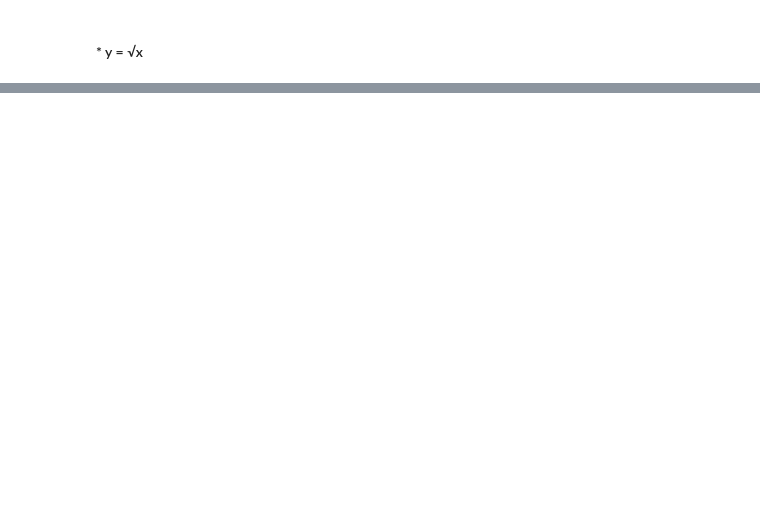
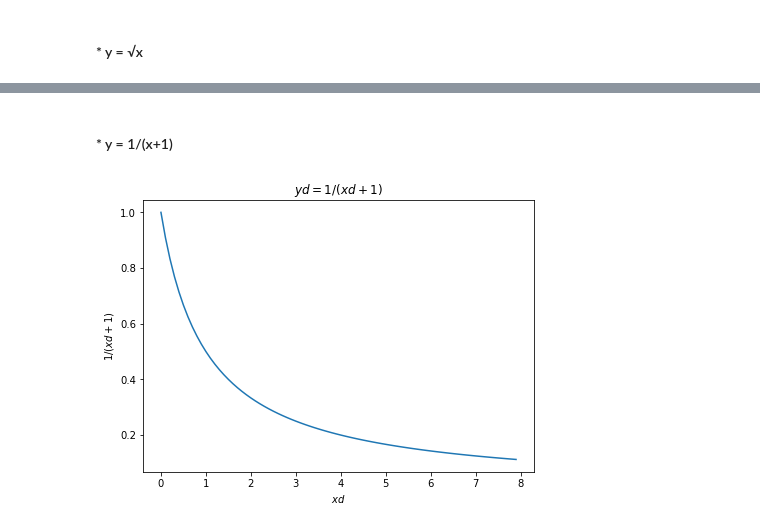
Before and after one commit to Severina7/numpy-pandas-visualization-exercises, a Jupyter notebook: matplotlib_exercises.ipynb, the cells around one changed output, grey strips where cells are left out. Drawn from its saved outputs; the diff is of its cells as text; code cells hidden in the pictures; blank space fills up the shorter version.

```diff
--- a/matplotlib_exercises.ipynb
+++ b/matplotlib_exercises.ipynb
@@ -76,0 +102,17 @@ plt.grid(True, ls = '--');
+# %% [markdown]
+#### * y = 1/(x+1)
+# %%
+xd = [n * 0.1 for n in range(0,80)]
+yd = [1/(i+1) for i in xd]
+
+fig = plt.figure(figsize = (7, 5))
+
+plt.plot(xd,yd)
+
+plt.title('$ yd = 1/(xd+1)$')
+plt.xlabel('$xd$')
+plt.ylabel('$1/(xd+1)$')
+
+plt.savefig('function_fig.png', dpi = None, transparent = False)
+# %% [output]
+[figure, added]
```
Also changed, not shown: parts of 13 cells of this notebook, 2 other files.
